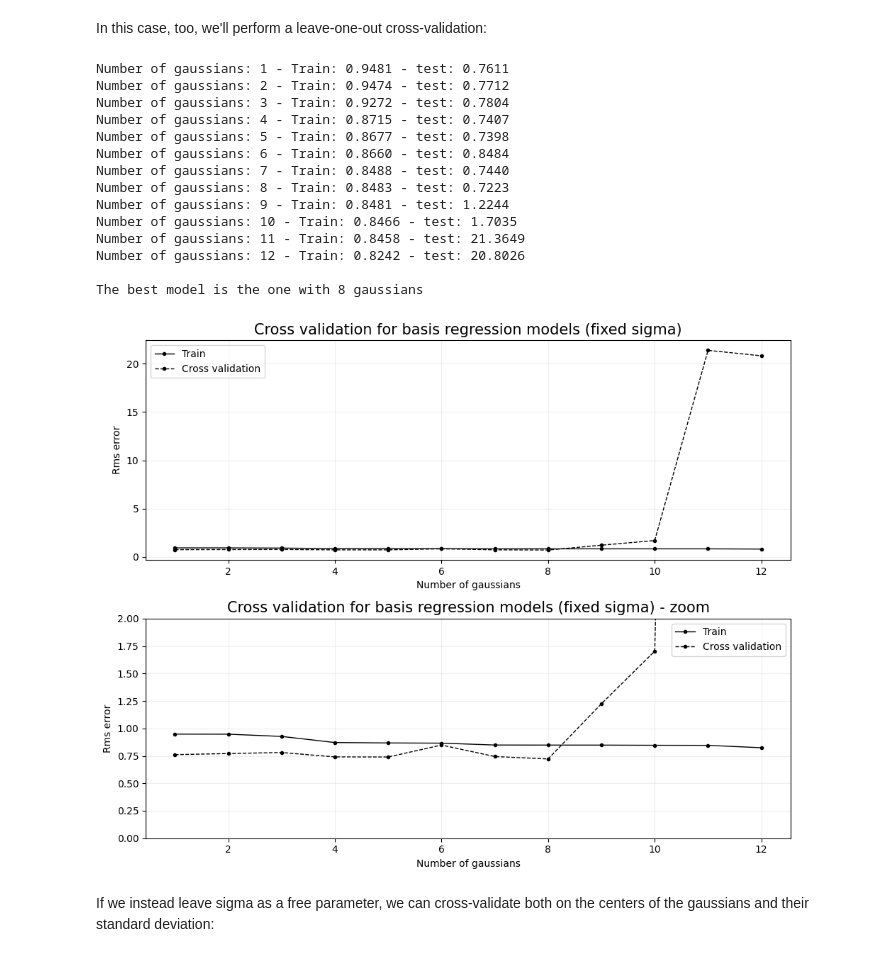
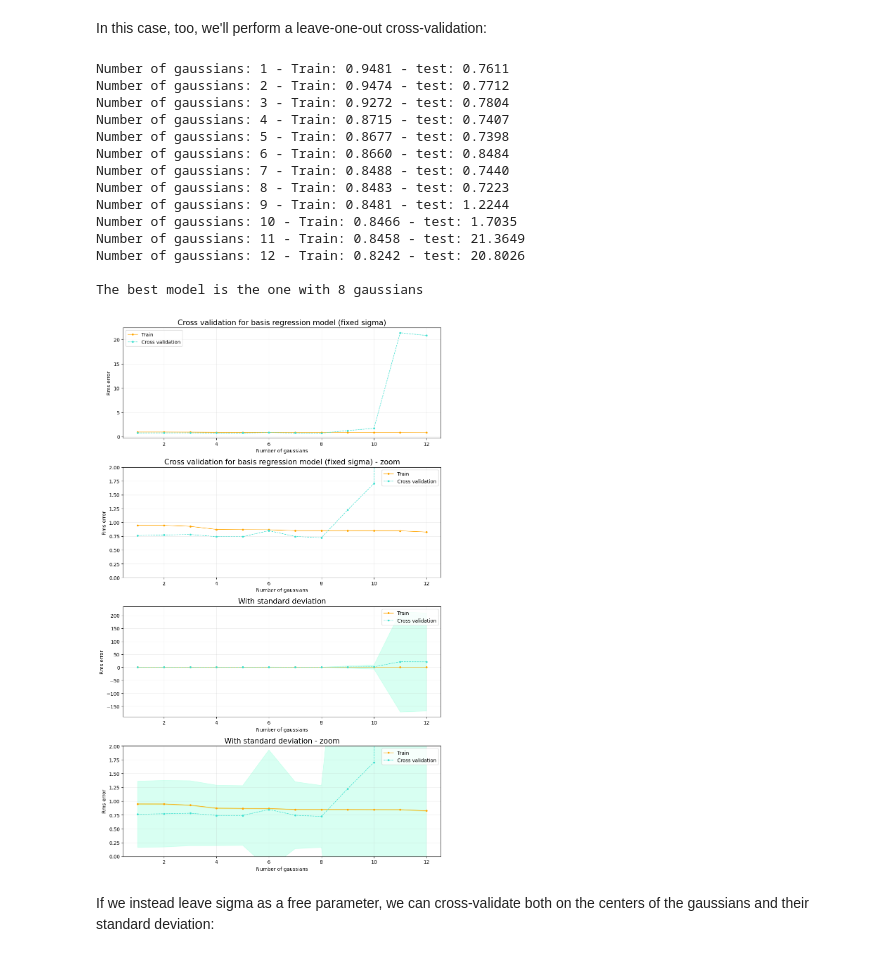
Before and after one commit to Alice-Palladino/astrostatistics_bicocca_2024, a Jupyter notebook: working/L17 - Supernovae distances and redshifts (part 1).ipynb, the cells around one changed output. Drawn from its saved outputs; the diff is of its cells as text; code cells hidden in the pictures.

```diff
--- a/working/L17 - Supernovae distances and redshifts (part 1).ipynb
+++ b/working/L17 - Supernovae distances and redshifts (part 1).ipynb
@@ -202,6 +230,9 @@ np.random.seed(123)
 
 rms_train_lc = np.empty(len(dataset_size))
 rms_test_lc= np.empty(len(dataset_size))
+
+rms_train_lc_std = np.empty(len(dataset_size))
+rms_test_lc_std = np.empty(len(dataset_size))
 
 for index, ds in enumerate(dataset_size):
 
@@ -231,4 +262,7 @@ for index, ds in enumerate(dataset_size):
 
     rms_train_lc[index] = np.mean(rms_train)
     rms_test_lc[index] = np.mean(rms_test)
+
+    rms_train_lc_std[index] = np.std(rms_train)
+    rms_test_lc_std[index] = np.std(rms_test)
 # %%
@@ -298,6 +353,9 @@ n_splits = 100
 
 rms_train_tot = np.empty(len(n_gaussians))
 rms_test_tot = np.empty(len(n_gaussians))
+
+rms_train_tot_std = np.empty(len(n_gaussians))
+rms_test_tot_std = np.empty(len(n_gaussians))
 
 for j, n in enumerate(n_gaussians):
 
@@ -323,46 +381,70 @@ for j, n in enumerate(n_gaussians):
     rms_train_tot[j] = np.mean(rms_train)
     rms_test_tot[j] = np.mean(rms_test)
 
+    rms_train_tot_std[j] = np.std(rms_train)
+    rms_test_tot_std[j] = np.std(rms_test)
+
 n_best_fix = n_gaussians[np.argmin(rms_test_tot)]
 print('\nThe best model is the one with %i gaussians\n' % n_best_fix)
 
-fig, ax = plt.subplots(2, 1, figsize = (10, 8))
+fig, ax = plt.subplots(4, 1, figsize=(10, 16))
 
-ax[0].plot(n_gaussians, rms_train_tot, lw = 1, color = 'black', ls = '-', marker = 'o', markersize = 3, label = 'Train')
-ax[0].plot(n_gaussians, rms_test_tot, lw = 1, color = 'black', ls = '--', marker = 'o', markersize = 3, label = 'Cross validation')
+ax[0].plot(n_gaussians, rms_train_tot, lw=1, color='orange', ls='-', marker='o', markersize=3, label='Train')
+ax[0].plot(n_gaussians, rms_test_tot, lw=1, color='turquoise', ls='--', marker='o', markersize=3, label='Cross validation')
 ax[0].set_xlabel('Number of gaussians')
 ax[0].set_ylabel('Rms error')
-ax[0].set_title('Cross validation for basis regression models (fixed sigma)', fontsize = 15)
-ax[0].grid(alpha = 0.2)
+ax[0].set_title('Cross validation for basis regression model (fixed sigma)', fontsize=15)
+ax[0].grid(alpha=0.2)
 ax[0].legend()
 
-ax[1].plot(n_gaussians, rms_train_tot, lw = 1, color = 'black', ls = '-', marker = 'o', markersize = 3, label = 'Train')
-ax[1].plot(n_gaussians, rms_test_tot, lw = 1, color = 'black', ls = '--', marker = 'o', markersize = 3, label = 'Cross validation')
+ax[1].plot(n_gaussians, rms_train_tot, lw=1, color='orange', ls='-', marker='o', markersize=3, label='Train')
+ax[1].plot(n_gaussians, rms_test_tot, lw=1, color='turquoise', ls='--', marker='o', markersize=3, label='Cross validation')
 ax[1].set_xlabel('Number of gaussians')
 ax[1].set_ylabel('Rms error')
 ax[1].set_ylim(0, 2)
-ax[1].set_title('Cross validation for basis regression models (fixed sigma) - zoom', fontsize = 15)
-ax[1].grid(alpha = 0.2)
+ax[1].set_title('Cross validation for basis regression model (fixed sigma) - zoom', fontsize=15)
+ax[1].grid(alpha=0.2)
 ax[1].legend()
+
+ax[2].plot(n_gaussians, rms_train_tot, lw=1, color='orange', ls='-', marker='o', markersize=3, label='Train')
+ax[2].plot(n_gaussians, rms_test_tot, lw=1, color='turquoise', ls='--', marker='o', markersize=3, label='Cross validation')
+ax[2].fill_between(n_gaussians, rms_train_tot - rms_train_tot_std, rms_train_tot + rms_train_tot_std, color='gold', alpha=0.3)
+ax[2].fill_between(n_gaussians, rms_test_tot - rms_test_tot_std, rms_test_tot + rms_test_tot_std, color='aquamarine', alpha=0.3)
+ax[2].set_xlabel('Number of gaussians')
+ax[2].set_ylabel('Rms error')
+ax[2].set_title('With standard deviation', fontsize=15)
+ax[2].grid(alpha=0.2)
+ax[2].legend()
+
+ax[3].plot(n_gaussians, rms_train_tot, lw=1, color='orange', ls='-', marker='o', markersize=3, label='Train')
+ax[3].plot(n_gaussians, rms_test_tot, lw=1, color='turquoise', ls='--', marker='o', markersize=3, label='Cross validation')
+ax[3].fill_between(n_gaussians, rms_train_tot - rms_train_tot_std, rms_train_tot + rms_train_tot_std, color='gold', alpha=0.3)
+ax[3].fill_between(n_gaussians, rms_test_tot - rms_test_tot_std, rms_test_tot + rms_test_tot_std, color='aquamarine', alpha=0.3)
+ax[3].set_xlabel('Number of gaussians')
+ax[3].set_ylabel('Rms error')
+ax[3].set_ylim(0, 2)
+ax[3].set_title('With standard deviation - zoom', fontsize=15)
+ax[3].grid(alpha=0.2)
+ax[3].legend()
 
 plt.tight_layout(w_pad=2.5)
 plt.show()
 # %% [output]
 Number of gaussians: 1 - Train: 0.9481 - test: 0.7611
 Number of gaussians: 2 - Train: 0.9474 - test: 0.7712
 Number of gaussians: 3 - Train: 0.9272 - test: 0.7804
 Number of gaussians: 4 - Train: 0.8715 - test: 0.7407
 Number of gaussians: 5 - Train: 0.8677 - test: 0.7398
 Number of gaussians: 6 - Train: 0.8660 - test: 0.8484
 Number of gaussians: 7 - Train: 0.8488 - test: 0.7440
 Number of gaussians: 8 - Train: 0.8483 - test: 0.7223
 Number of gaussians: 9 - Train: 0.8481 - test: 1.2244
 Number of gaussians: 10 - Train: 0.8466 - test: 1.7035
 Number of gaussians: 11 - Train: 0.8458 - test: 21.3649
 Number of gaussians: 12 - Train: 0.8242 - test: 20.8026
 
 The best model is the one with 8 gaussians
-[figure, old version]
+[figure, new version]
 # %% [markdown]
 If we instead leave sigma as a free parameter, we can cross-validate both on the centers of the gaussians and their standard deviation:
 # %%
```
Also changed, not shown: parts of 9 cells of this notebook.
